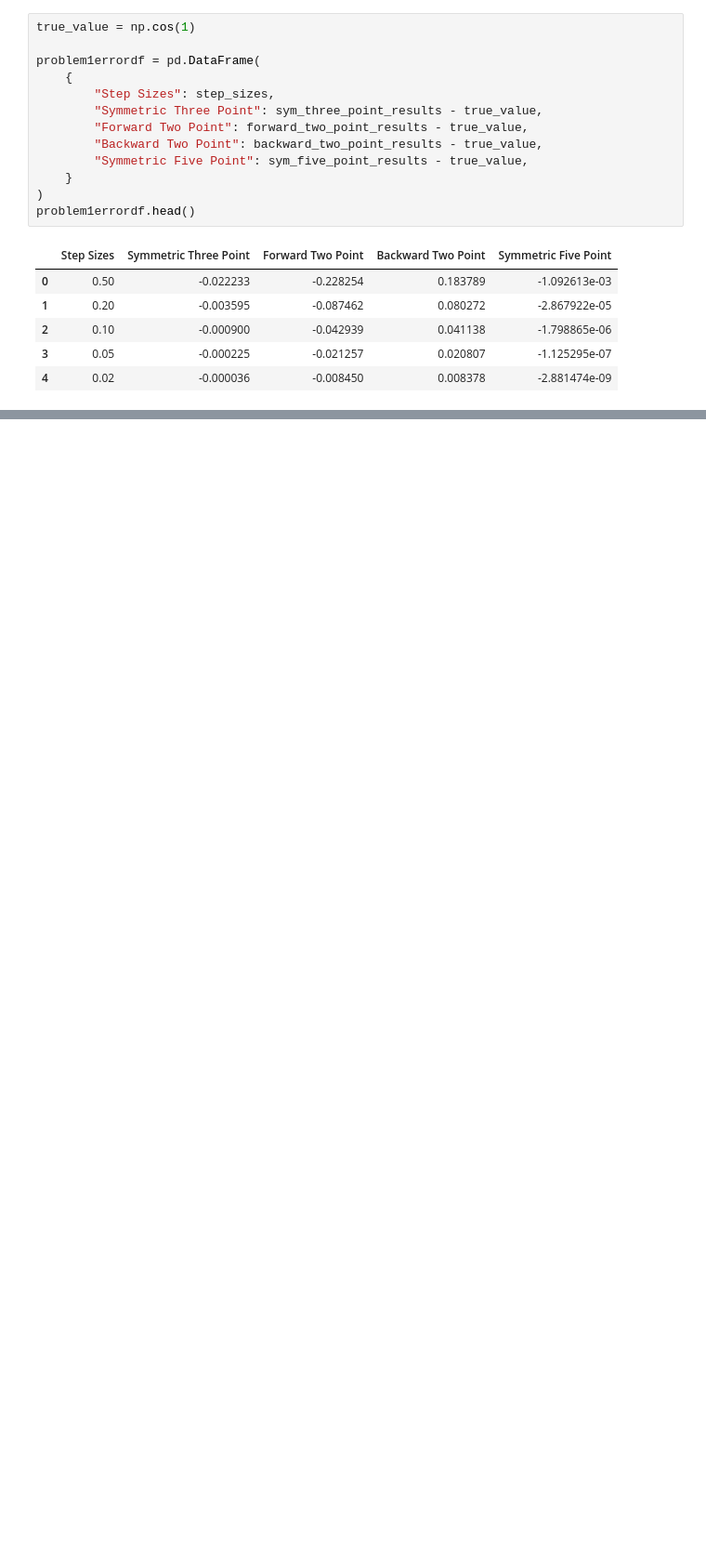
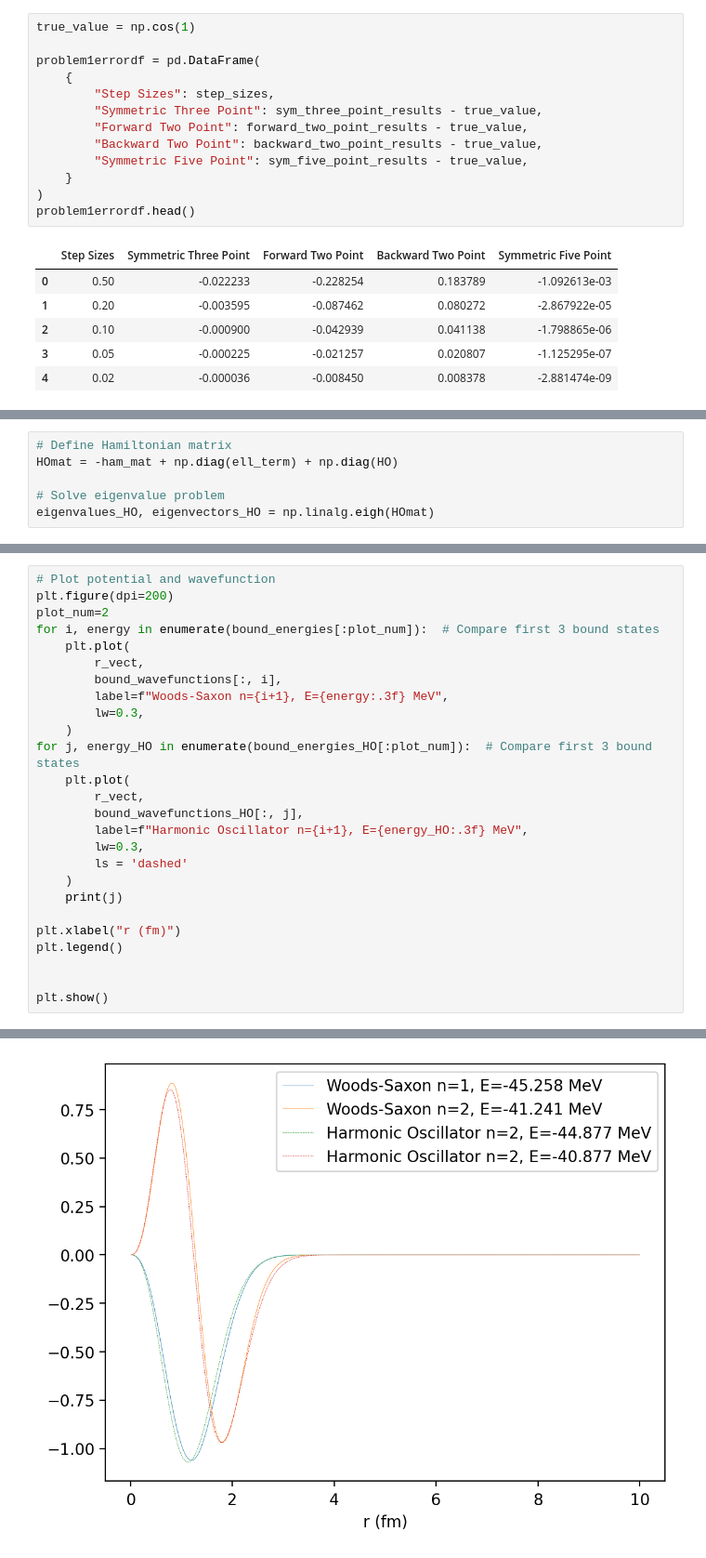
Before and after one commit to orionlee3/RandomNumMethods, a Jupyter notebook: Quantum1NumMethods.ipynb, the cells around one changed output, grey strips where cells are left out. Shown at 93% size. Saved outputs shown, nothing was run; the diff lists cells and outputs as text; blank space fills up the shorter version.

Commit message:
adding harmonic oscillator comparison

```diff
--- a/Quantum1NumMethods.ipynb
+++ b/Quantum1NumMethods.ipynb
@@ -195,0 +201,6 @@ max(bound_wavefunctions[:, 0])
+# %%
+# Define Hamiltonian matrix
+HOmat = -ham_mat + np.diag(ell_term) + np.diag(HO)
+
+# Solve eigenvalue problem
+eigenvalues_HO, eigenvectors_HO = np.linalg.eigh(HOmat)
@@ -195,0 +222,27 @@ max(bound_wavefunctions[:, 0])
+# %%
+# Plot potential and wavefunction
+plt.figure(dpi=200)
+plot_num=2
+for i, energy in enumerate(bound_energies[:plot_num]):  # Compare first 3 bound states
+    plt.plot(
+        r_vect,
+        bound_wavefunctions[:, i],
+        label=f"Woods-Saxon n={i+1}, E={energy:.3f} MeV",
+        lw=0.3,
+    )
+for j, energy_HO in enumerate(bound_energies_HO[:plot_num]):  # Compare first 3 bound states
+    plt.plot(
+        r_vect,
+        bound_wavefunctions_HO[:, j],
+        label=f"Harmonic Oscillator n={i+1}, E={energy_HO:.3f} MeV",
+        lw=0.3,
+        ls = 'dashed'
+    )
+    print(j)
+
+plt.xlabel("r (fm)")
+plt.legend()
+
+
+plt.show()
+# %% [output]
@@ -195,0 +251 @@ max(bound_wavefunctions[:, 0])
+[figure, added]
```
Also changed, not shown: parts of 7 cells of this notebook.
